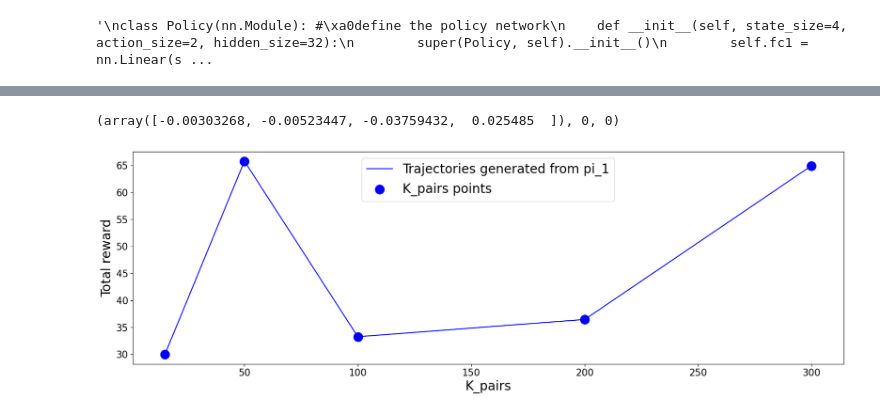
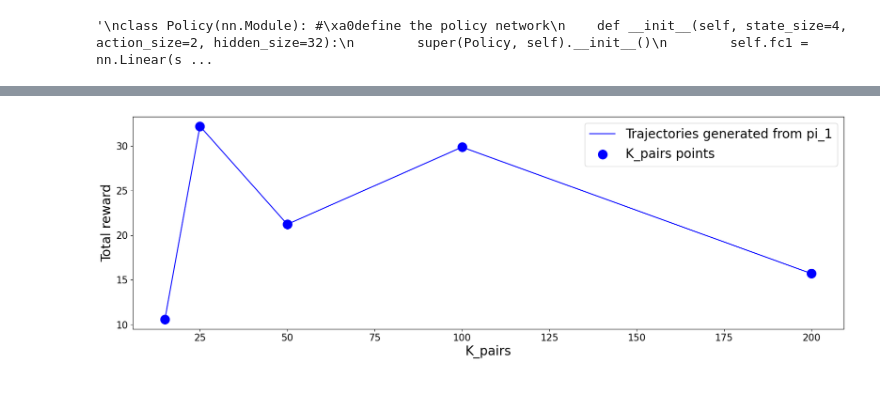
Before and after one commit to noeprat/RLHF_EGGang, a Jupyter notebook: eval_DPO.ipynb, the cells around one changed output, grey strips where cells are left out. Drawn from its saved outputs; the diff is of its cells as text; code cells hidden in the pictures.

Commit message:
fix: add mountainCar algo and fix problem in Cartpole

```diff
--- a/eval_DPO.ipynb
+++ b/eval_DPO.ipynb
@@ -208,3 +62,9 @@ EVAL_LEARNING_RATE = 0.005
+# %%
+PATH = os.path.abspath(os.getcwd())
+# path of pi1 and pi2 weights
+pi1_path = os.path.join(PATH, 'saved_policies', 'pi1_cartpole_0.pt')
+
+pi2_path = os.path.join(PATH, 'saved_policies', 'pi2_cartpole_0.pt')
 # %%
 # DPO algorithm
 import torch
@@ -237,16 +150,18 @@ def dpo_loss(pref_dataset, policy, beta=1.0):
 # %%
 # Generate preference dataset
 rewards_per_seed = []
-for seed in SEEDS:
-    K_pairs = [15, 50, 100, 200, 300]
+for i, seed in enumerate(SEEDS):
     rewards_K_pairs = []
-    for k in K_pairs:
+    for k in range(len(K_pairs)):
+        '''
         pref_dataset_size = k
         pi1 = Policy().to(device)
+        pi1.load_state_dict(torch.load(pi1_path, weights_only=True))
 
         env = gym.make(ENV_NAME[0])
         env.reset(seed=seed)
         trajectories_rewards_pi1, trajectories_states_pi1, trajectories_actions_pi1 = generate_trajectories(pi1, pref_dataset_size, env=env, max_t=1000, seed = seed, dim_state=4)
+        env.close()
 
         pi2 = Policy().to(device)
         pi2.load_state_dict(torch.load(pi2_path, weights_only=True))
@@ -254,6 +169,7 @@ for seed in SEEDS:
         env = gym.make(ENV_NAME[0])
         env.reset(seed=seed)
         trajectories_rewards_pi2, trajectories_states_pi2, trajectories_actions_pi2 = generate_trajectories(pi2, pref_dataset_size, env=env, max_t=1000, seed = seed, dim_state=4)
+        env.close()
 
         pref_dataset = []
         for traj1_states, traj2_states, traj1_actions, traj2_actions, rew1, rew2 in zip(trajectories_states_pi1, trajectories_states_pi2, trajectories_actions_pi1, trajectories_actions_pi2, trajectories_rewards_pi1, trajectories_rewards_pi2):
@@ -267,22 +183,25 @@ for seed in SEEDS:
 
             dataset = build_preference_dataset(preferred_states, preferred_actions, rejected_states, rejected_actions)
             pref_dataset.extend(dataset)
-
+        '''
         policy = Policy().to(device)
-        optimizer = optim.Adam(policy.parameters(), lr=0.05)  # Reduced learning rate for stability
+        policy.eval()
+        optimizer = optim.Adam(policy.parameters(), lr=0.1)  # Reduced learning rate for stability
         beta = 1.0
 
 
-        for epoch in range(100):  # Train for 100 epochs
-            loss = dpo_loss(pref_dataset, policy, beta)
+        for epoch in range(60):  # Train for 100 epochs
+            loss = dpo_loss(pref_dataset_K_pairs[k], policy, beta)
             optimizer.zero_grad()
             loss.backward()
             optimizer.step()
             print(f"Epoch {epoch + 1}, Loss: {loss.item()}")
 
-        policy.eval()
-
-        trajectories_rewards_pi1, trajectories_states_pi1, trajectories_actions_pi1 = generate_trajectories(policy, k, env=env, max_t=1000, seed = seed, dim_state=4)
+        #policy.eval()
+        env = gym.make(ENV_NAME[0])
+        env.reset(seed=seed)
+        trajectories_rewards_pi1, trajectories_states_pi1, trajectories_actions_pi1 = generate_trajectories(policy, K_pairs[k], env=env, max_t=1000, seed = seed, dim_state=4)
+        env.close()
 
         avg_pi1 = np.mean(trajectories_rewards_pi1)
         rewards_K_pairs.append(avg_pi1)
@@ -312,30 +231,27 @@ Trajectory:  290
 # %%
-print(pref_dataset[0][:5])
-
 # Plot the results
-K_pairs = [15, 50, 100, 200, 300]  # Make sure this matches your experiment
+K_pairs = [15, 25, 50, 100, 200]  # Make sure this matches your experiment
 
 fig = plt.figure(figsize=(20, 6))
 ax = fig.add_subplot(111)
 
 # Plot the line
 ax.plot(K_pairs, tot_reward_per_k_pairs, color='blue', label='Trajectories generated from pi_1')
 
 # Add big scatter points
 ax.scatter(K_pairs, tot_reward_per_k_pairs, color='blue', s=200, zorder=5, label='K_pairs points')
 
 # Set the labels with a larger font size
 ax.set_ylabel('Total reward', fontsize=20)
 ax.set_xlabel('K_pairs', fontsize=20)
 
 # Set the tick labels to a larger font size
 ax.tick_params(axis='both', which='major', labelsize=15)
 
 # Add a legend with a specified font size
 ax.legend(fontsize=20)
 
 # Show the plot
 plt.show()
 # %% [output]
-(array([-0.00303268, -0.00523447, -0.03759432,  0.025485  ]), 0, 0)
-[figure, old version]
+[figure, new version]
```
Also changed, not shown: parts of 21 cells of this notebook.
